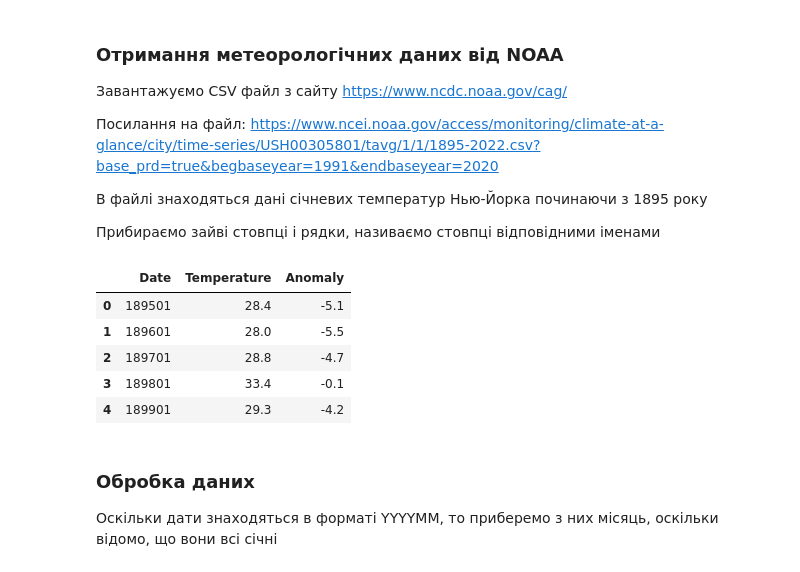
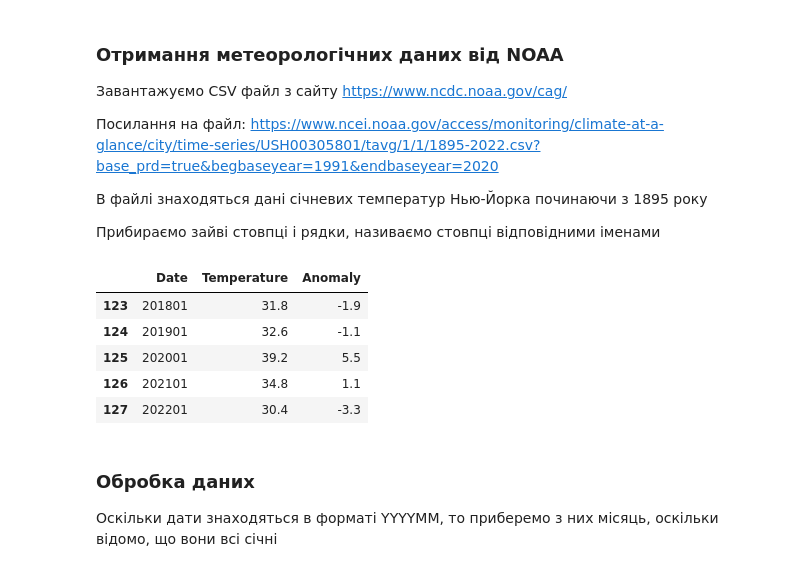
Before and after one commit to HoolyDuck/ml-labs, a Jupyter notebook: (24.02.2023) LAB-2/main.ipynb, the cells around one changed output. Drawn from its saved outputs; the diff is of its cells as text; code cells hidden in the pictures.

```diff
--- a/(24.02.2023) LAB-2/main.ipynb
+++ b/(24.02.2023) LAB-2/main.ipynb
@@ -12,19 +12,20 @@ https://www.ncei.noaa.gov/access/monitoring/climate-at-a-glance/city/time-series
 # %%
 import pandas as pd
 
 temperatures = pd.read_csv("https://www.ncei.noaa.gov/access/monitoring/climate-at-a-glance/city/time-series/USH00305801/tavg/1/1/1895-2022.csv?base_prd=true&begbaseyear=1991&endbaseyear=2020",
                            usecols=[0, 1, 2],
                             names=["Date", "Temperature", "Anomaly"],
                             skiprows=5,
                            )
 temperatures.head()
+temperatures.tail()
 # %% [output]
 |  | Date | Temperature | Anomaly |
-| 0 | 189501 | 28.4 | -5.1 |
-| 1 | 189601 | 28.0 | -5.5 |
-| 2 | 189701 | 28.8 | -4.7 |
-| 3 | 189801 | 33.4 | -0.1 |
-| 4 | 189901 | 29.3 | -4.2 |
+| 123 | 201801 | 31.8 | -1.9 |
+| 124 | 201901 | 32.6 | -1.1 |
+| 125 | 202001 | 39.2 | 5.5 |
+| 126 | 202101 | 34.8 | 1.1 |
+| 127 | 202201 | 30.4 | -3.3 |
 # %% [markdown]
 ### Обробка даних
 
```
Also changed, not shown: parts of 9 cells of this notebook, 3 other files.
